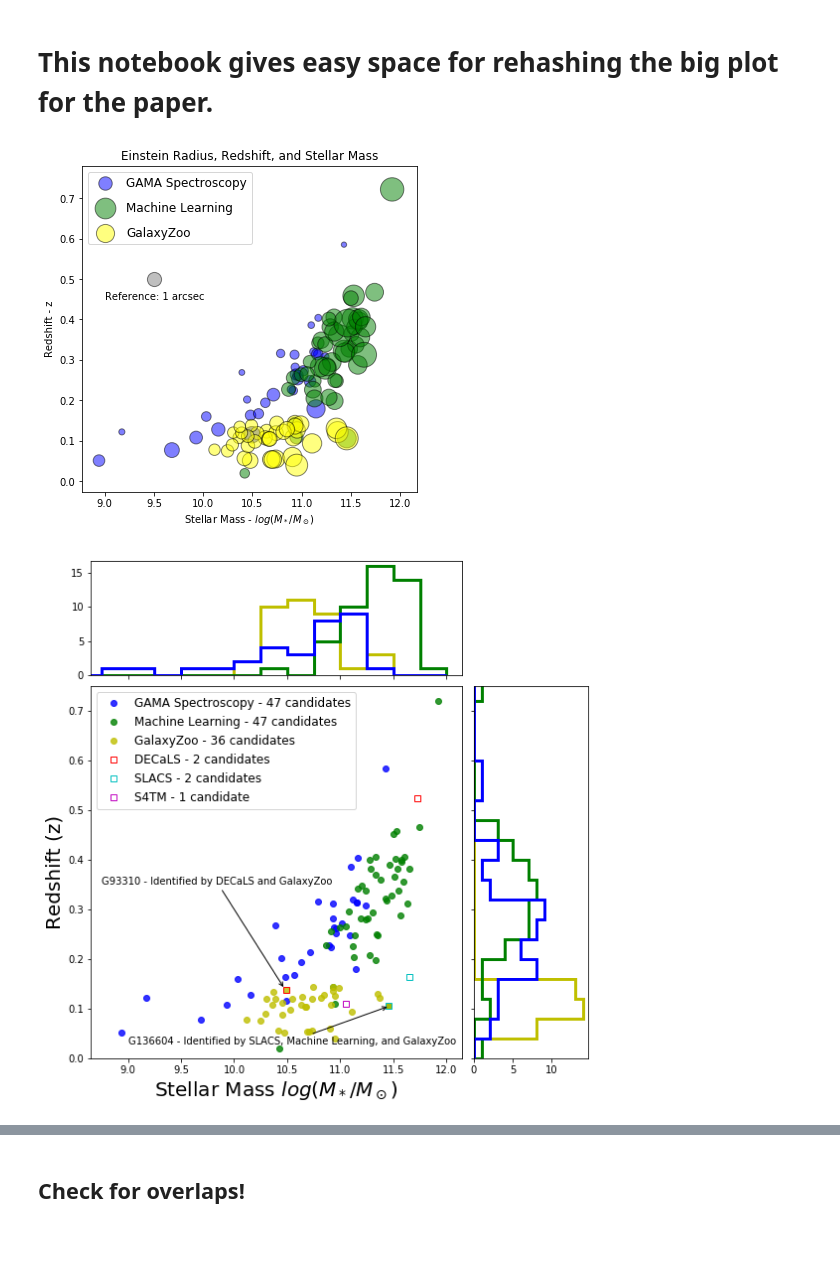
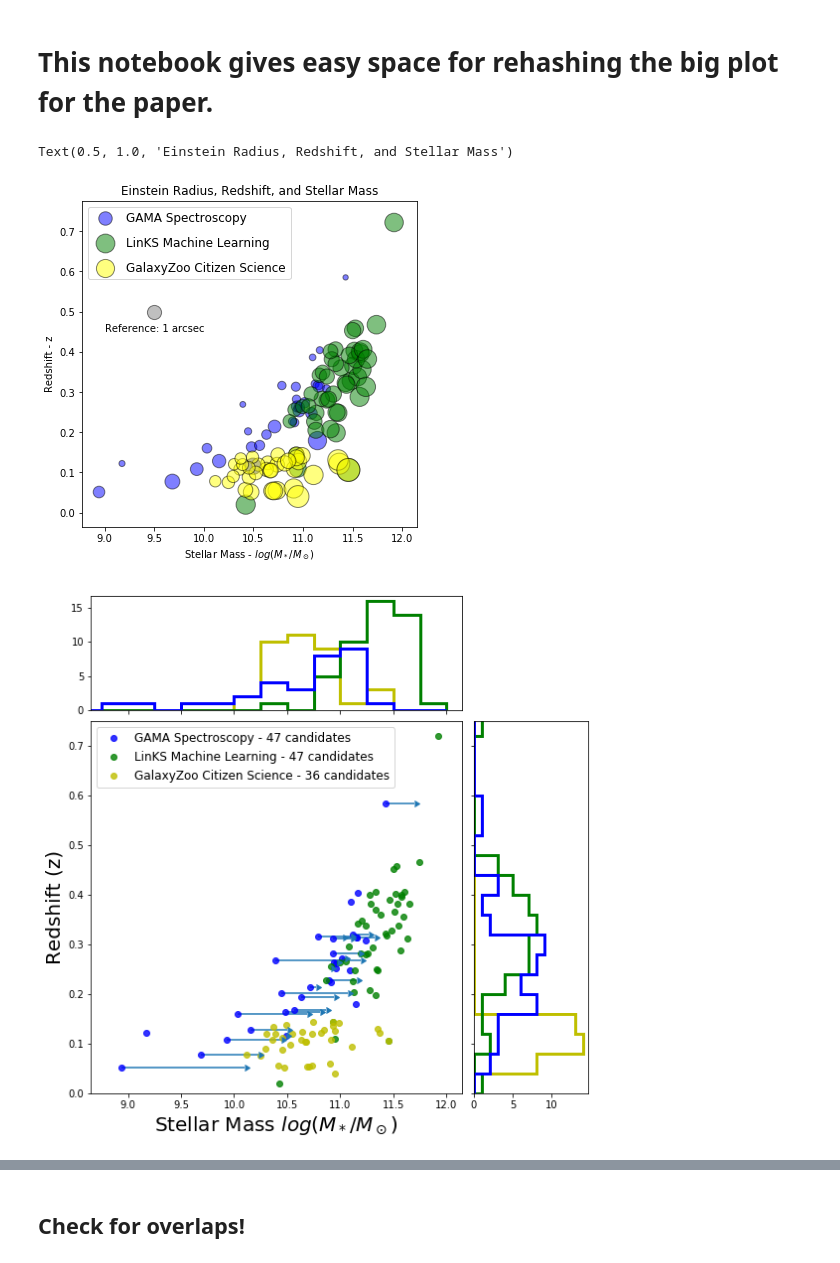
Before and after one commit to shawnknabel/lens_methods, a Jupyter notebook: Notebook_Files/Templates/Big_Plots_041220.ipynb, the cells around one changed output, grey strips where cells are left out. Cells and saved outputs as stored; diff of their text form; code cells hidden in the pictures.

```diff
--- a/Notebook_Files/Templates/Big_Plots_041220.ipynb
+++ b/Notebook_Files/Templates/Big_Plots_041220.ipynb
@@ -36,9 +36,9 @@ parsec = 3.08567758e16 #m
 jansky = 1e-26 #W/m^2/Hz
 cosmo = FlatLambdaCDM(h0, Om0=0.262) # Shawn: to match cosmology used by Becky
 # %%
-spec = pd.read_csv('/home/shawn/Desktop/gravitational_lensing_research/Lens_Project_Files/spec_candidates_021820.csv')
-mac = pd.read_csv('/home/shawn/Desktop/gravitational_lensing_research/Lens_Project_Files/mac_candidates_021820.csv')
-zoo = pd.read_csv('/home/shawn/Desktop/gravitational_lensing_research/Lens_Project_Files/zoo_candidates_032020.csv')
+spec = pd.read_csv('/home/shawn/Desktop/gravitational_lensing_research/Lens_Project_Files/spec_latest.csv')
+mac = pd.read_csv('/home/shawn/Desktop/gravitational_lensing_research/Lens_Project_Files/mac_latest.csv')
+zoo = pd.read_csv('/home/shawn/Desktop/gravitational_lensing_research/Lens_Project_Files/zoo_latest.csv')
 decals = pd.read_csv('/home/shawn/Desktop/gravitational_lensing_research/Lens_Project_Files/decals_gama.csv')
 s4tm = pd.read_csv('/home/shawn/Desktop/gravitational_lensing_research/Lens_Project_Files/s4tm_gama.csv')
 slacs = pd.read_csv('/home/shawn/Desktop/gravitational_lensing_research/Lens_Project_Files/slacs_gama.csv')
@@ -63,8 +63,8 @@ v3 = zoo.theta_e*200
 
 
 ax.scatter(x1, y1, s=v1, color='blue', marker='o', edgecolors = "k", label='GAMA Spectroscopy', alpha = 0.5)#, fillstyle = 'none')
-ax.scatter(x2, y2, s=v2, color='green', marker='o', edgecolors = "k", label='Machine Learning', alpha = 0.5)
-ax.scatter(x3, y3, s=v3, color='yellow', marker='o', edgecolors = "k", label='GalaxyZoo', alpha = 0.5)
+ax.scatter(x2, y2, s=v2, color='green', marker='o', edgecolors = "k", label='LinKS Machine Learning', alpha = 0.5)
+ax.scatter(x3, y3, s=v3, color='yellow', marker='o', edgecolors = "k", label='GalaxyZoo Citizen Science', alpha = 0.5)
 ax.scatter(9.5, 0.5, s=200, color='gray', marker = 'o', edgecolors = "k", alpha = 0.5)
 
 plt.legend(loc='upper left', labelspacing=1.0, fontsize = 12)
@@ -77,8 +77,10 @@ plt.ylabel("Redshift - z")
 plt.title("Einstein Radius, Redshift, and Stellar Mass")
 
 #plt.savefig('/home/shawn/Desktop/gravitational_lensing_research/Lens_Project_Visuals/PNGs/theta_e_redshift_mass.png')
+#plt.savefig('/home/shawn/Desktop/gravitational_lensing_research/Lens_Project_Visuals/PNGs/theta_e_redshift_mass.png')
 # %% [output]
+Text(0.5, 1.0, 'Einstein Radius, Redshift, and Stellar Mass')
-[figure, old version]
+[figure, new version]
 # %%
 # Three-panel plot
 from matplotlib.ticker import NullFormatter
@@ -110,32 +112,34 @@ axScatter.set_ylim((min(mac.Z)-0.05, max(mac.Z)+0.05))
 axScatter.plot(np.log10(spec.STELLAR_MASS), spec.z_lens, 'bo', alpha = 0.8, label='GAMA Spectroscopy - 47 candidates')
 #axScatter.plot(np.log10(3.6425e+10), 0.1968, 'b*',label='Median GAMA', ms = 20, fillstyle = 'none')
 #axScatter.plot(np.log10(spec.max_stellar_mass_salpeter), spec.z1, 'b^',label='GAMA Spec 2-arcsec Aperture Max Mass', fillstyle='none')
-axScatter.plot(np.log10(mac.STELLAR_MASS), mac.Z, 'go', alpha = 0.8, label='Machine Learning - 47 candidates')
+axScatter.plot(np.log10(mac.STELLAR_MASS), mac.Z, 'go', alpha = 0.8, label='LinKS Machine Learning - 47 candidates')
 #axScatter.plot(np.log10(2.00e+11),0.19, 'g*',label='Median SLACS', ms = 20, fillstyle = 'none')
-axScatter.plot(np.log10(zoo.STELLAR_MASS), zoo.Z, 'yo', alpha = 0.8, label='GalaxyZoo - 36 candidates')
+axScatter.plot(np.log10(zoo.STELLAR_MASS), zoo.Z, 'yo', alpha = 0.8, label='GalaxyZoo Citizen Science - 36 candidates')
 #axScatter.plot(np.log10(9.662e+09),0.1076, 'y*',label='Median GalaxyZoo Population', ms=20, fillstyle = 'none')
-axScatter.plot(np.log10(decals.STELLAR_MASS), decals.Z, 'rs',label='DECaLS - 2 candidates', fillstyle = 'none')
-axScatter.plot(np.log10(slacs.STELLAR_MASS), slacs.Z, 'cs',label='SLACS - 2 candidates', fillstyle = 'none')
-axScatter.plot(np.log10(s4tm.STELLAR_MASS), s4tm.Z, 'ms',label='S4TM - 1 candidate', fillstyle = 'none')
+#axScatter.plot(np.log10(decals.STELLAR_MASS), decals.Z, 'rs',label='DECaLS - 2 candidates', fillstyle = 'none')
+#axScatter.plot(np.log10(slacs.STELLAR_MASS), slacs.Z, 'cs',label='SLACS - 2 candidates', fillstyle = 'none')
+#axScatter.plot(np.log10(s4tm.STELLAR_MASS), s4tm.Z, 'ms',label='S4TM - 1 candidate', fillstyle = 'none')
 
-text.Annotation('G93310', xycoords='data', xytext=(9.75,0.325), xy=(10.35,0.14), arrowprops=None)
-axScatter.annotate("G93310 - Identified by DECaLS and GalaxyZoo",
-            xy=(10.475,0.14), xycoords='data',
-            xytext=(8.75,0.35), textcoords='data',
-            arrowprops=dict(arrowstyle="->",
-                           connectionstyle="arc3"),
-            )
-axScatter.annotate("G136604 - Identified by SLACS, Machine Learning, and GalaxyZoo",
-            xy=(11.46,0.105), xycoords='data',
-            xytext=(9.0,0.0285), textcoords='data',
-            arrowprops=dict(arrowstyle="->",
-                            connectionstyle="arc3"),
-            )
-#axScatter.errorbar(abs(np.log10(spec.STELLAR_MASS)),
- #                  spec.z_lens,
-  #                 xerr=np.log10(spec.max_stellar_mass_chabrier)-np.log10(spec.STELLAR_MASS),
-   #               fmt = 'none',
-    #              xlolims = True)
+#text.Annotation('G93310', xycoords='data', xytext=(9.75,0.325), xy=(10.35,0.14), arrowprops=None)
+#axScatter.annotate("G93310 - Identified by DECaLS and GalaxyZoo",
+ #           xy=(10.475,0.14), xycoords='data',
+  #          xytext=(8.75,0.35), textcoords='data',
+   #         arrowprops=dict(arrowstyle="->",
+    #                       connectionstyle="arc3"),
+     #       )
+#axScatter.annotate("G136604 - Identified by SLACS, Machine Learning, and GalaxyZoo",
+ #           xy=(11.46,0.105), xycoords='data',
+  #          xytext=(9.0,0.0285), textcoords='data',
+   #         arrowprops=dict(arrowstyle="->",
+    #                        connectionstyle="arc3"),
+     #       )
+axScatter.legend(loc='upper left', numpoints=1, fontsize = 12)
+axScatter.errorbar(abs(np.log10(spec.STELLAR_MASS)),
+                   spec.z_lens,
+                   xerr=np.log10(spec.max_stellar_mass_chabrier)-np.log10(spec.STELLAR_MASS),
+                  fmt = 'none',
+                  xlolims = True,
+                  label = None)
 
 axScatter.legend(loc='upper left', numpoints=1, fontsize = 12)
 
@@ -143,31 +147,33 @@ axScatter.legend(loc='upper left', numpoints=1, fontsize = 12)
 # now determine nice limits by hand:
 binwidth = 0.5
 bins=20
 #xbins = np.arange(min(zoo_hard_cut.STELLAR_MASS),max(zoo_hard_cut.STELLAR_MASS), (max(zoo_hard_cut.STELLAR_MASS)-min(zoo_hard_cut.STELLAR_MASS))/bins)
 #ybins = np.arange(min(zoo_hard_cut.Z),max(zoo_hard_cut.Z), (max(zoo_hard_cut.Z)-min(zoo_hard_cut.Z))/bins)
 
 #axScatter.set_xlim((min(spec.STELLAR_MASS)-0.5, max(spec.STELLAR_MASS)+0.5))
 #axScatter.set_ylim((min(zoo.Z)-0.05, max(zoo.Z)+0.05))
 axScatter.axis([8.65,12.15,0.,0.75], prop={'size':25})
 
 axScatter.set_xlabel(r'Stellar Mass $log(M_*/M_\odot)$', fontsize=20)
 axScatter.set_ylabel(r'Redshift (z)', fontsize=20)
 
 #xbins = np.arange(8.5, 12.5, xbinwidth)
 #ybins = np.arange(0., 0.6, ybinwidth)
 
 axHisty.hist(zoo.Z, orientation='horizontal', range=[0,0.8], bins=bins,color='y', histtype = 'step', linewidth=3)
 axHisty.hist(mac.Z, orientation='horizontal', range=[0,0.8], bins=bins,color='g', histtype = 'step', linewidth=3)
 axHisty.hist(spec.z_lens, orientation='horizontal', range=[0,0.8],  bins=bins,color='b',  histtype = 'step', linewidth=3)
 
 axHistx.hist(np.log10(zoo.STELLAR_MASS), range=[7,12], bins=bins,color='y', histtype = 'step', linewidth=3)
 axHistx.hist(np.log10(mac.STELLAR_MASS), range=[7,12], bins=bins,color='g', histtype = 'step', linewidth=3)
 axHistx.hist(np.log10(spec.STELLAR_MASS), range=[7,12], bins=bins,color='b', histtype = 'step', linewidth=3)
 
 axHistx.set_xlim( axScatter.get_xlim() )
 axHisty.set_ylim( axScatter.get_ylim() )
 
 #plt.savefig('/home/shawn/Desktop/gravitational_lensing_research/Lens_Project_Visuals/121519_all_methods_medians_maxmasses_additional_surveys.pdf')
 #plt.savefig('/home/shawn/Desktop/gravitational_lensing_research/Lens_Project_Visuals/041220_all_methods_other_surveys.png')
+#plt.savefig('/home/shawn/Desktop/gravitational_lensing_research/Lens_Project_Visuals/Final_PDFs_for_Paper/bp_other_surveys.pdf')
+#plt.savefig('/home/shawn/Desktop/gravitational_lensing_research/Lens_Project_Visuals/Final_PDFs_for_Paper/bp_max_mass.pdf')
 # %% [output]
-[figure, old version]
+[figure, new version]
```
Also changed, not shown: parts of 1 cell of this notebook, 52 other files.
